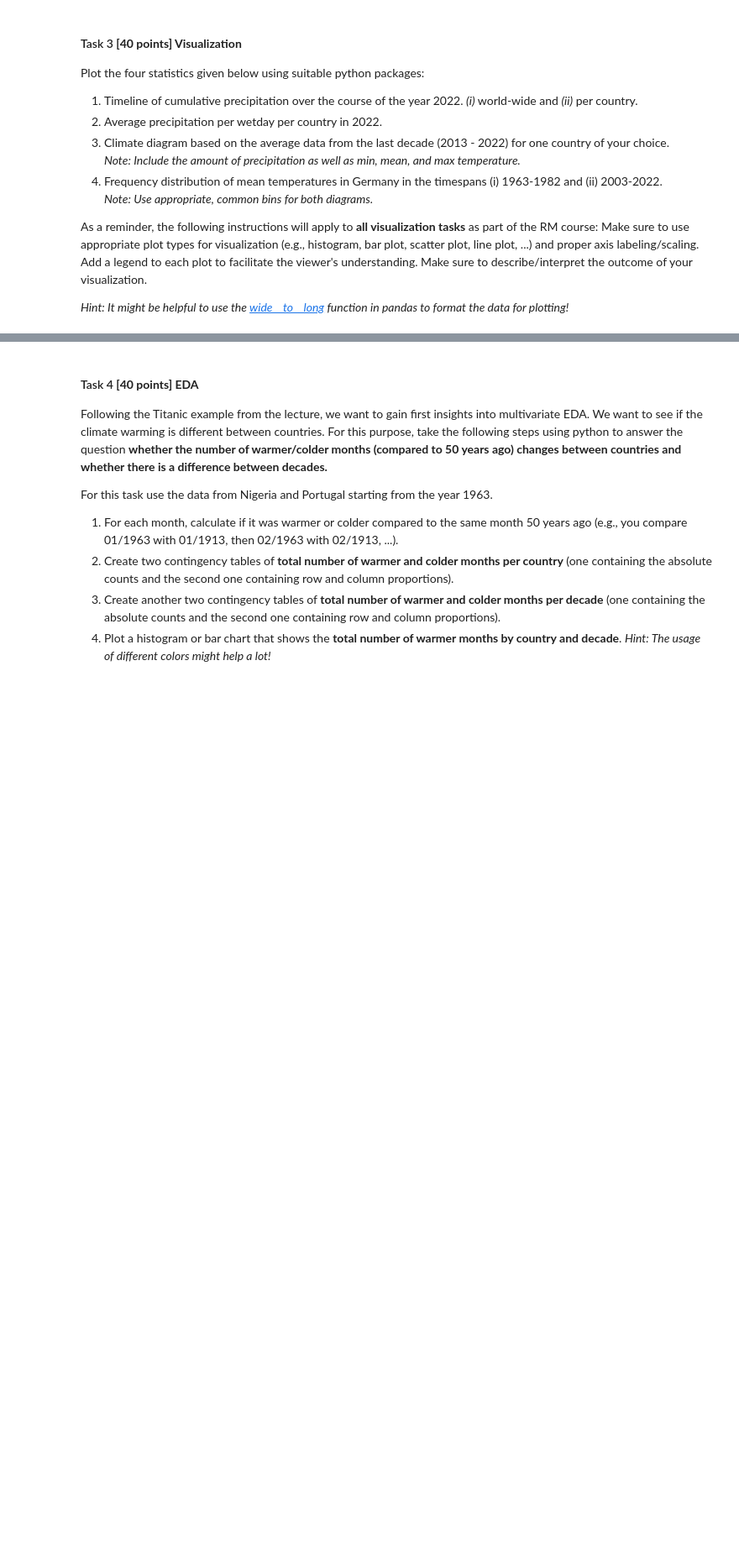
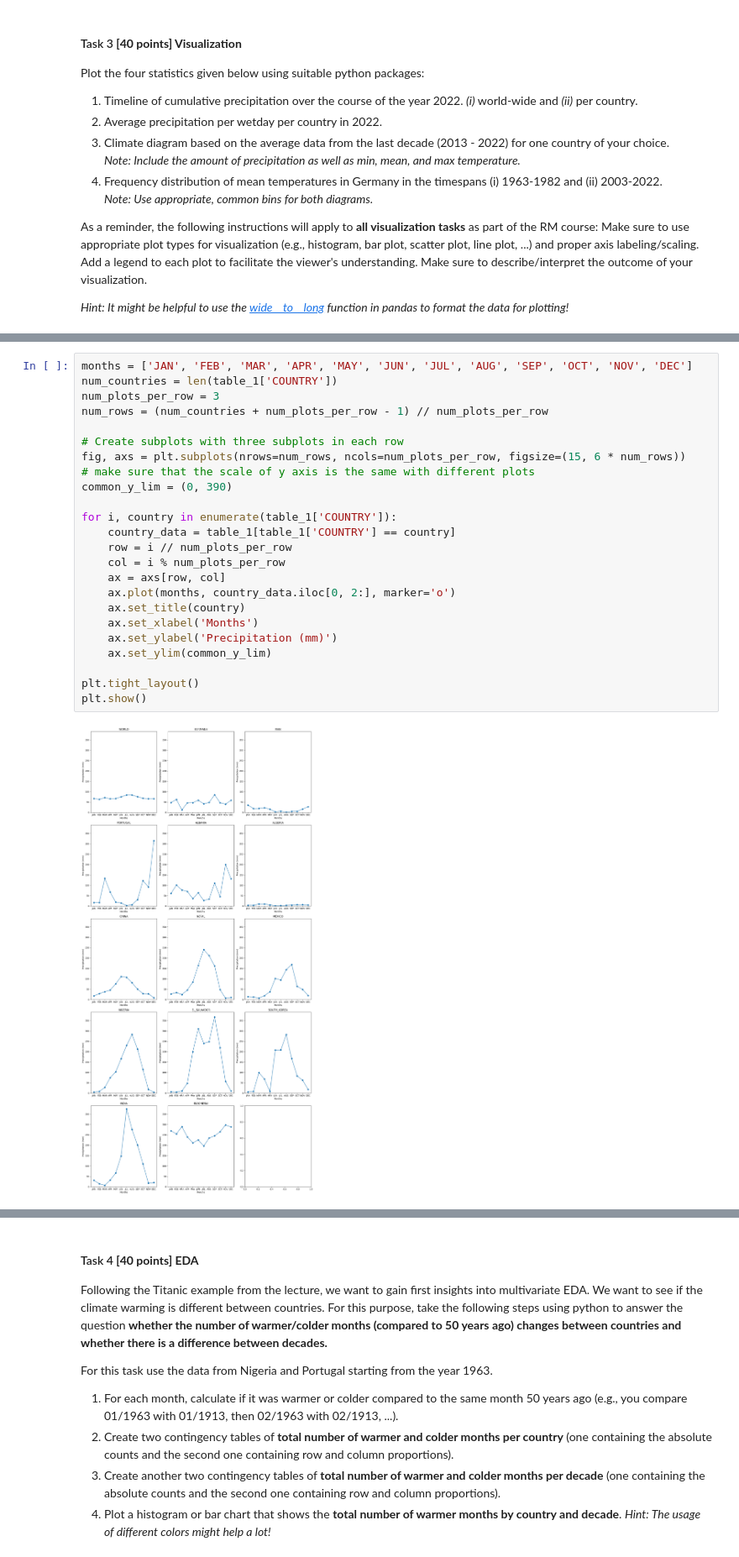
Before and after one commit to CallMeL/ResearchMethod, a Jupyter notebook: RM_A02_Group.ipynb, the cells around one changed output, grey strips where cells are left out. Shown at 84% size. Cells and saved outputs as stored; diff of their text form; blank space fills up the shorter version.

```diff
--- a/RM_A02_Group.ipynb
+++ b/RM_A02_Group.ipynb
@@ -67,0 +214,26 @@ _Hint: It might be helpful to use the [wide__to__long](https://pandas.pydata.org
+# %%
+months = ['JAN', 'FEB', 'MAR', 'APR', 'MAY', 'JUN', 'JUL', 'AUG', 'SEP', 'OCT', 'NOV', 'DEC']
+num_countries = len(table_1['COUNTRY'])
+num_plots_per_row = 3
+num_rows = (num_countries + num_plots_per_row - 1) // num_plots_per_row
+
+# Create subplots with three subplots in each row
+fig, axs = plt.subplots(nrows=num_rows, ncols=num_plots_per_row, figsize=(15, 6 * num_rows))
+# make sure that the scale of y axis is the same with different plots
+common_y_lim = (0, 390)
+
+for i, country in enumerate(table_1['COUNTRY']):
+    country_data = table_1[table_1['COUNTRY'] == country]
+    row = i // num_plots_per_row
+    col = i % num_plots_per_row
+    ax = axs[row, col]
+    ax.plot(months, country_data.iloc[0, 2:], marker='o')
+    ax.set_title(country)
+    ax.set_xlabel('Months')
+    ax.set_ylabel('Precipitation (mm)')
+    ax.set_ylim(common_y_lim)
+
+plt.tight_layout()
+plt.show()
+# %% [output]
+[figure, added]
```
Also changed, not shown: parts of 24 cells of this notebook.
